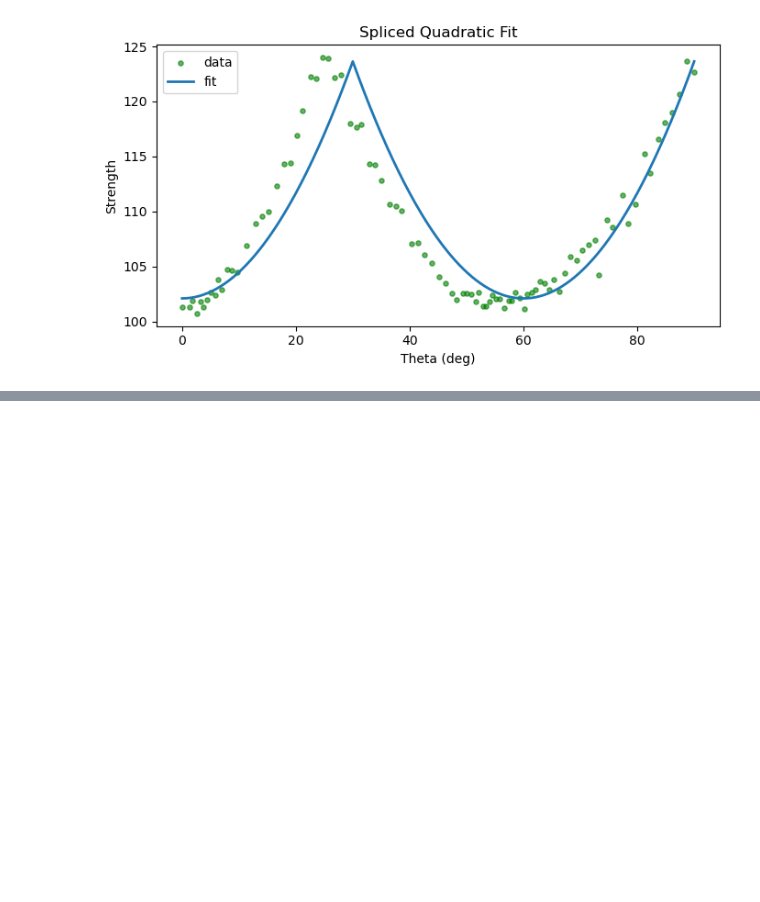
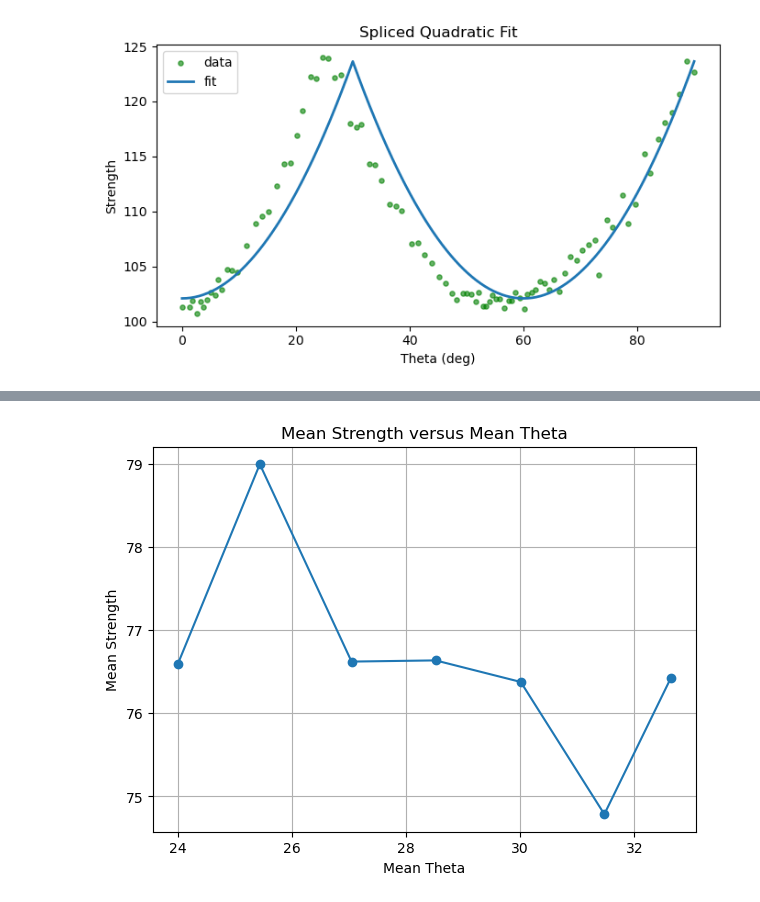
Before and after one commit to abon11/Graphene_Strength_Surface, a Jupyter notebook: sandbox.ipynb, the cells around one changed output, grey strips where cells are left out. Drawn from its saved outputs; the diff is of its cells as text; code cells hidden in the pictures; blank space fills up the shorter version.

```diff
--- a/sandbox.ipynb
+++ b/sandbox.ipynb
@@ -634,0 +650,23 @@ plt.colorbar()
+# %%
+import pandas as pd
+import matplotlib.pyplot as plt
+
+mini_df = (
+    filtered_df.groupby("Theta Requested", as_index=False)
+      .agg(mean_theta=("Theta", "mean"),
+            mean_strength=("Strength_1", "mean"))
+      [["mean_theta", "mean_strength"]]
+      .sort_values("mean_theta")
+      .reset_index(drop=True)
+)
+
+# 2) Plot: theta on x, mean strength on y
+fig, ax = plt.subplots(figsize=(7, 5))
+ax.plot(mini_df["mean_theta"], mini_df["mean_strength"], marker="o")
+ax.set_xlabel("Mean Theta")
+ax.set_ylabel("Mean Strength")
+ax.set_title("Mean Strength versus Mean Theta")
+ax.grid(True)
+plt.show()
+# %% [output]
+[figure, added]
```
Also changed, not shown: parts of 5 cells of this notebook, 3 other files.
